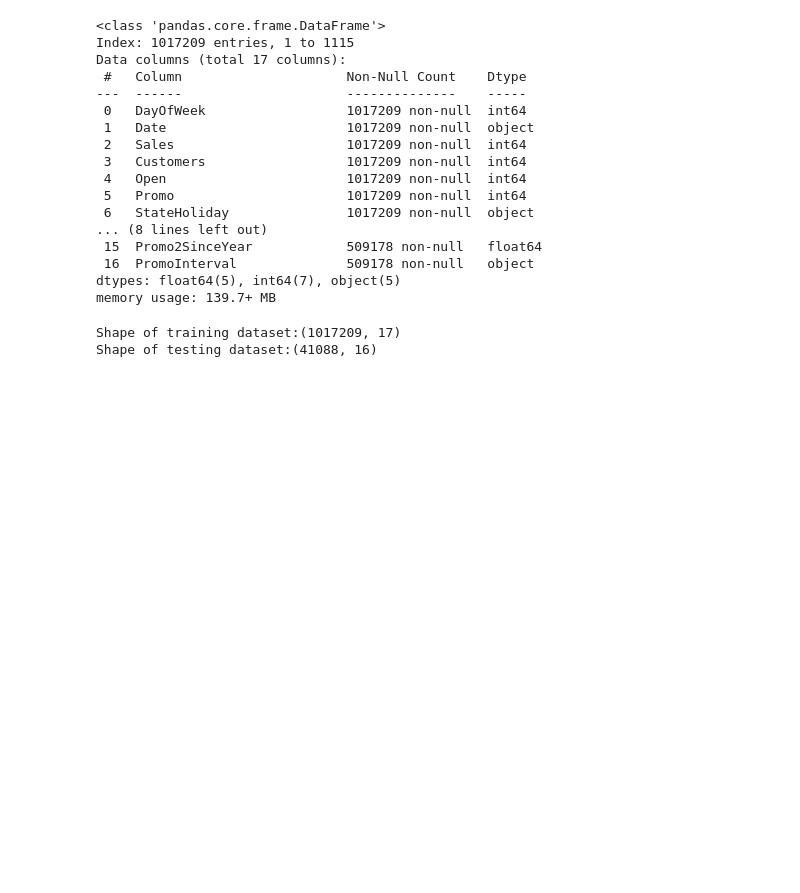
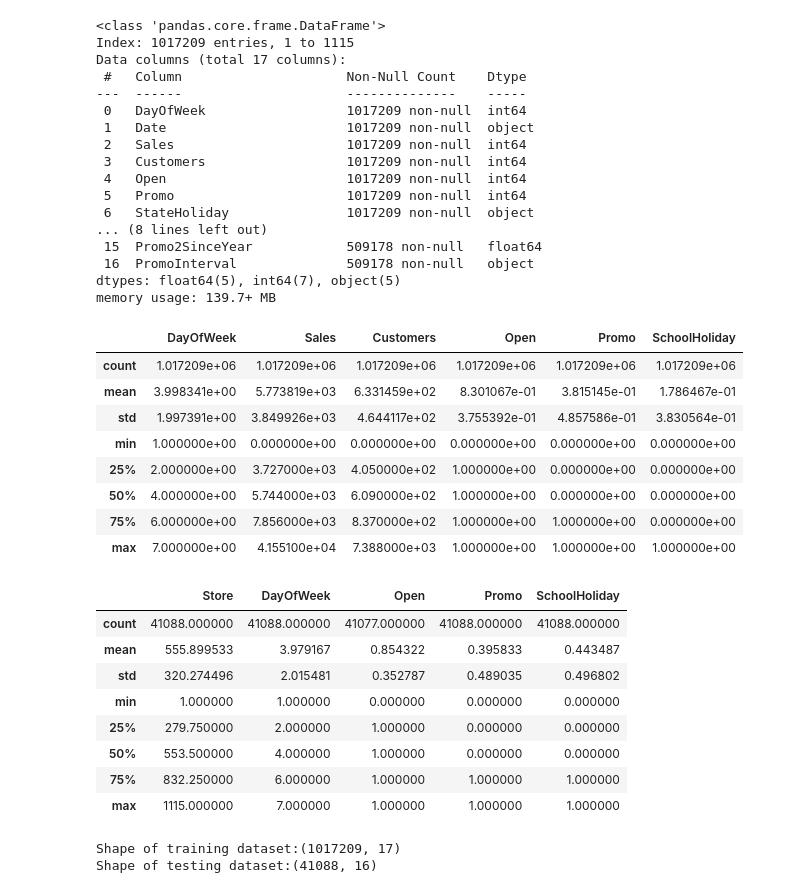
Before and after one commit to epythonlab/rossmann-pharma-sales-prediction, a Jupyter notebook: notebooks/rossman_store_sales_analysis.ipynb, the cells around one changed output. Drawn from its saved outputs; the diff is of its cells as text; code cells hidden in the pictures; blank space fills up the shorter version.

```diff
--- a/notebooks/EDA_Rossmann_Store_Sales.ipynb
+++ b/notebooks/rossman_store_sales_analysis.ipynb
@@ -112,6 +106,29 @@ Data columns (total 17 columns):
  16  PromoInterval              509178 non-null   object
 dtypes: float64(5), int64(7), object(5)
 memory usage: 139.7+ MB
+# %%
+# Statistical summary of numerical data
+display(train_data.describe())
+display(test_data.describe())
+# %% [output]
+|  | DayOfWeek | Sales | Customers | Open | Promo | SchoolHoliday |
+| count | 1.017209e+06 | 1.017209e+06 | 1.017209e+06 | 1.017209e+06 | 1.017209e+06 | 1.017209e+06 |
+| mean | 3.998341e+00 | 5.773819e+03 | 6.331459e+02 | 8.301067e-01 | 3.815145e-01 | 1.786467e-01 |
+| std | 1.997391e+00 | 3.849926e+03 | 4.644117e+02 | 3.755392e-01 | 4.857586e-01 | 3.830564e-01 |
+| min | 1.000000e+00 | 0.000000e+00 | 0.000000e+00 | 0.000000e+00 | 0.000000e+00 | 0.000000e+00 |
+| 25% | 2.000000e+00 | 3.727000e+03 | 4.050000e+02 | 1.000000e+00 | 0.000000e+00 | 0.000000e+00 |
+| 50% | 4.000000e+00 | 5.744000e+03 | 6.090000e+02 | 1.000000e+00 | 0.000000e+00 | 0.000000e+00 |
+| 75% | 6.000000e+00 | 7.856000e+03 | 8.370000e+02 | 1.000000e+00 | 1.000000e+00 | 0.000000e+00 |
+| max | 7.000000e+00 | 4.155100e+04 | 7.388000e+03 | 1.000000e+00 | 1.000000e+00 | 1.000000e+00 |
+|  | Store | DayOfWeek | Open | Promo | SchoolHoliday |
+| count | 41088.000000 | 41088.000000 | 41077.000000 | 41088.000000 | 41088.000000 |
+| mean | 555.899533 | 3.979167 | 0.854322 | 0.395833 | 0.443487 |
+| std | 320.274496 | 2.015481 | 0.352787 | 0.489035 | 0.496802 |
+| min | 1.000000 | 1.000000 | 0.000000 | 0.000000 | 0.000000 |
+| 25% | 279.750000 | 2.000000 | 1.000000 | 0.000000 | 0.000000 |
+| 50% | 553.500000 | 4.000000 | 1.000000 | 0.000000 | 0.000000 |
+| 75% | 832.250000 | 6.000000 | 1.000000 | 1.000000 | 1.000000 |
+| max | 1115.000000 | 7.000000 | 1.000000 | 1.000000 | 1.000000 |
 # %%
 # Check the shape of the dataset
 print(f'Shape of training dataset:{_train_data.shape}')
```
Also changed, not shown: parts of 9 cells of this notebook, 1 other file.
